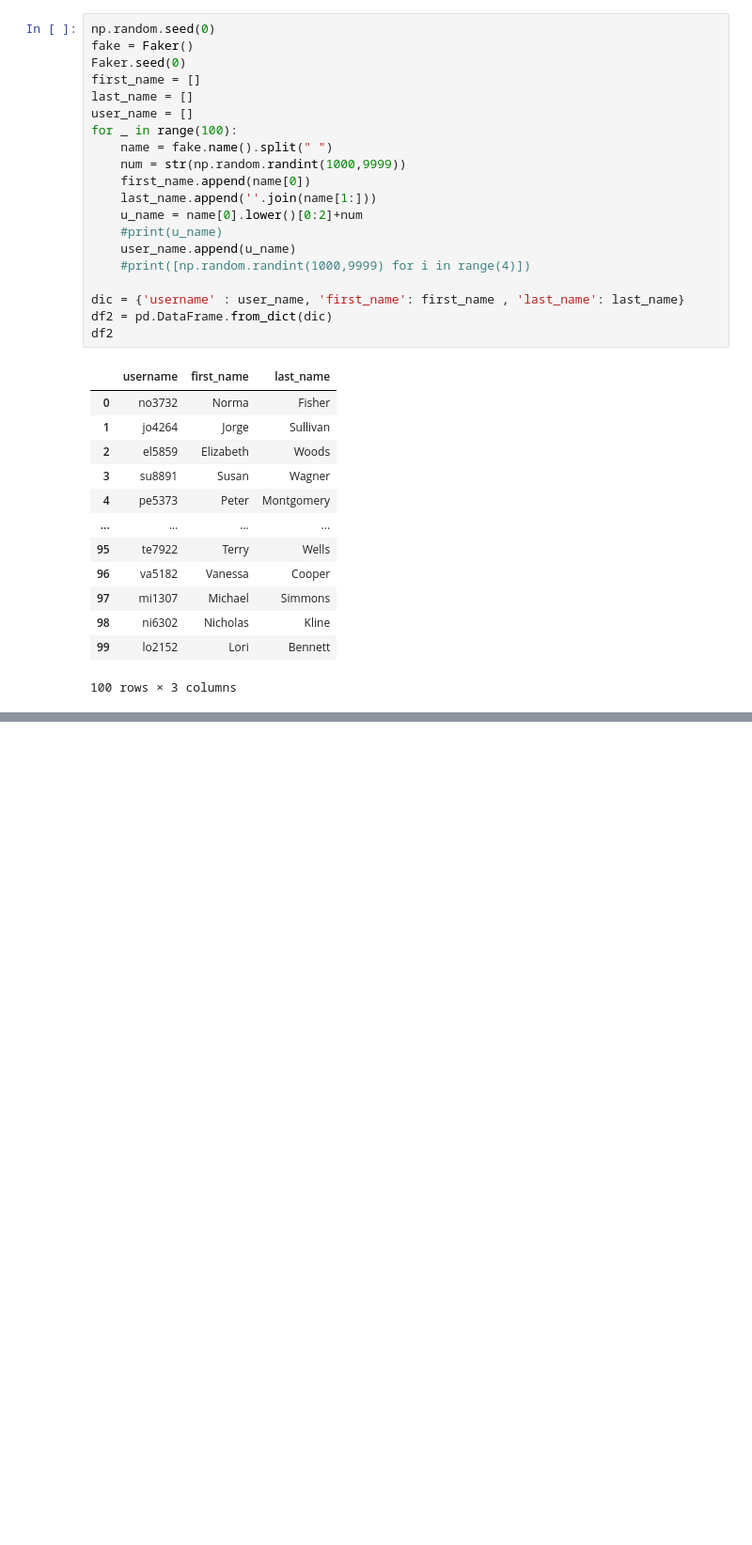
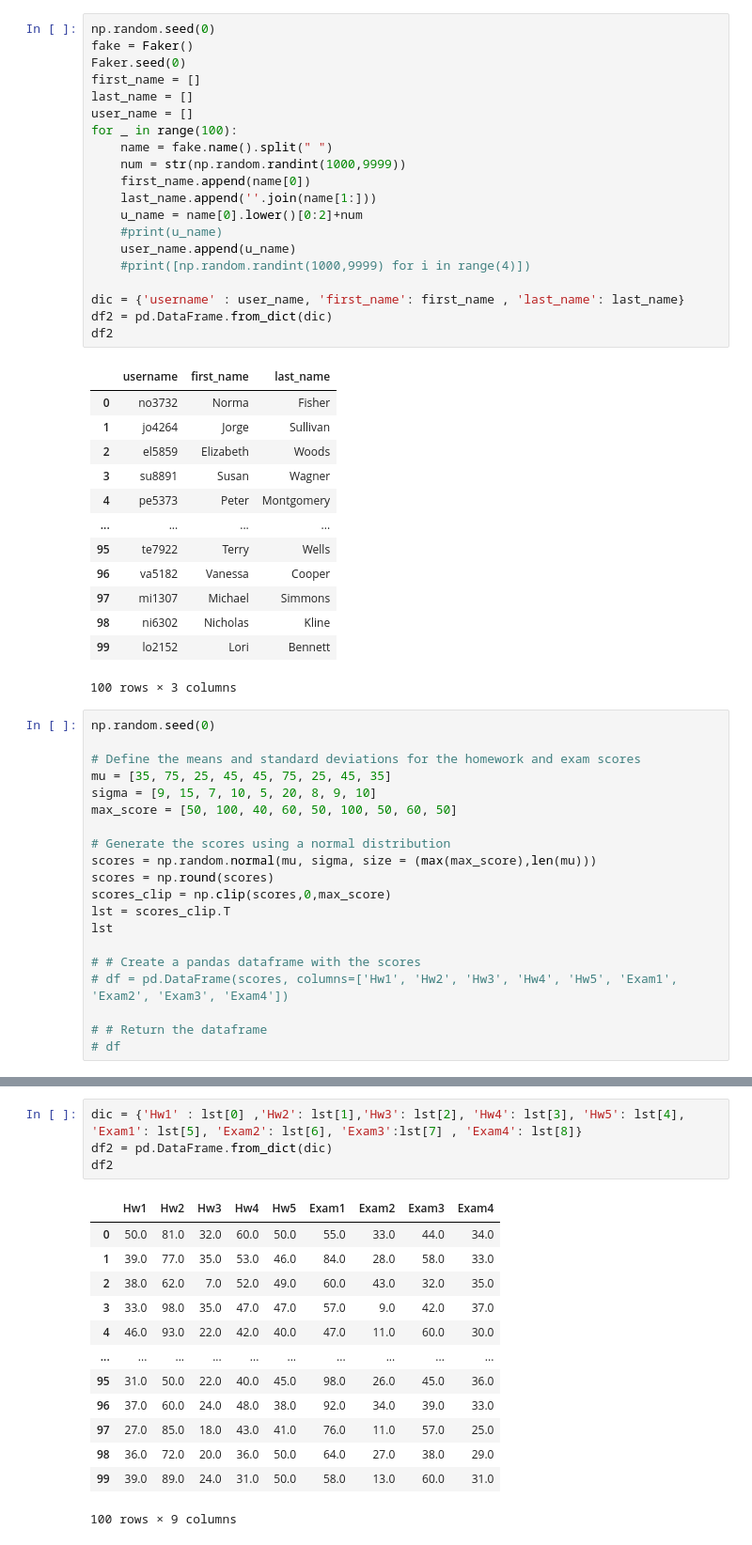
Before and after one commit to ShubhamMisar-12/Python-Code-Archive-2, a Jupyter notebook: Untitled1.ipynb, the cells around one changed output, grey strips where cells are left out. Shown: that part at 94% size. Cells and saved outputs as stored; diff of their text form; blank space fills up the shorter version.

```diff
--- a/Untitled1.ipynb
+++ b/Untitled1.ipynb
@@ -129,3 +129,23 @@ df2
 | 98 | ni6302 | Nicholas | Kline |
 | 99 | lo2152 | Lori | Bennett |
 100 rows × 3 columns
+# %%
+np.random.seed(0)
+
+# Define the means and standard deviations for the homework and exam scores
+mu = [35, 75, 25, 45, 45, 75, 25, 45, 35]
+sigma = [9, 15, 7, 10, 5, 20, 8, 9, 10]
+max_score = [50, 100, 40, 60, 50, 100, 50, 60, 50]
+
+# Generate the scores using a normal distribution
+scores = np.random.normal(mu, sigma, size = (max(max_score),len(mu)))
+scores = np.round(scores)
+scores_clip = np.clip(scores,0,max_score)
+lst = scores_clip.T
+lst
+
+# # Create a pandas dataframe with the scores
+# df = pd.DataFrame(scores, columns=['Hw1', 'Hw2', 'Hw3', 'Hw4', 'Hw5', 'Exam1', 'Exam2', 'Exam3', 'Exam4'])
+
+# # Return the dataframe
+# df
@@ -131,0 +170,18 @@ df2
+# %%
+dic = {'Hw1' : lst[0] ,'Hw2': lst[1],'Hw3': lst[2], 'Hw4': lst[3], 'Hw5': lst[4], 'Exam1': lst[5], 'Exam2': lst[6], 'Exam3':lst[7] , 'Exam4': lst[8]}
+df2 = pd.DataFrame.from_dict(dic)
+df2
+# %% [output]
+|  | Hw1 | Hw2 | Hw3 | Hw4 | Hw5 | Exam1 | Exam2 | Exam3 | Exam4 |
+| 0 | 50.0 | 81.0 | 32.0 | 60.0 | 50.0 | 55.0 | 33.0 | 44.0 | 34.0 |
+| 1 | 39.0 | 77.0 | 35.0 | 53.0 | 46.0 | 84.0 | 28.0 | 58.0 | 33.0 |
+| 2 | 38.0 | 62.0 | 7.0 | 52.0 | 49.0 | 60.0 | 43.0 | 32.0 | 35.0 |
+| 3 | 33.0 | 98.0 | 35.0 | 47.0 | 47.0 | 57.0 | 9.0 | 42.0 | 37.0 |
+| 4 | 46.0 | 93.0 | 22.0 | 42.0 | 40.0 | 47.0 | 11.0 | 60.0 | 30.0 |
+| ... | ... | ... | ... | ... | ... | ... | ... | ... | ... |
+| 95 | 31.0 | 50.0 | 22.0 | 40.0 | 45.0 | 98.0 | 26.0 | 45.0 | 36.0 |
+| 96 | 37.0 | 60.0 | 24.0 | 48.0 | 38.0 | 92.0 | 34.0 | 39.0 | 33.0 |
+| 97 | 27.0 | 85.0 | 18.0 | 43.0 | 41.0 | 76.0 | 11.0 | 57.0 | 25.0 |
+| 98 | 36.0 | 72.0 | 20.0 | 36.0 | 50.0 | 64.0 | 27.0 | 38.0 | 29.0 |
+| 99 | 39.0 | 89.0 | 24.0 | 31.0 | 50.0 | 58.0 | 13.0 | 60.0 | 31.0 |
+100 rows × 9 columns
```
Also changed, not shown: parts of 3 cells of this notebook, 2 other files.
